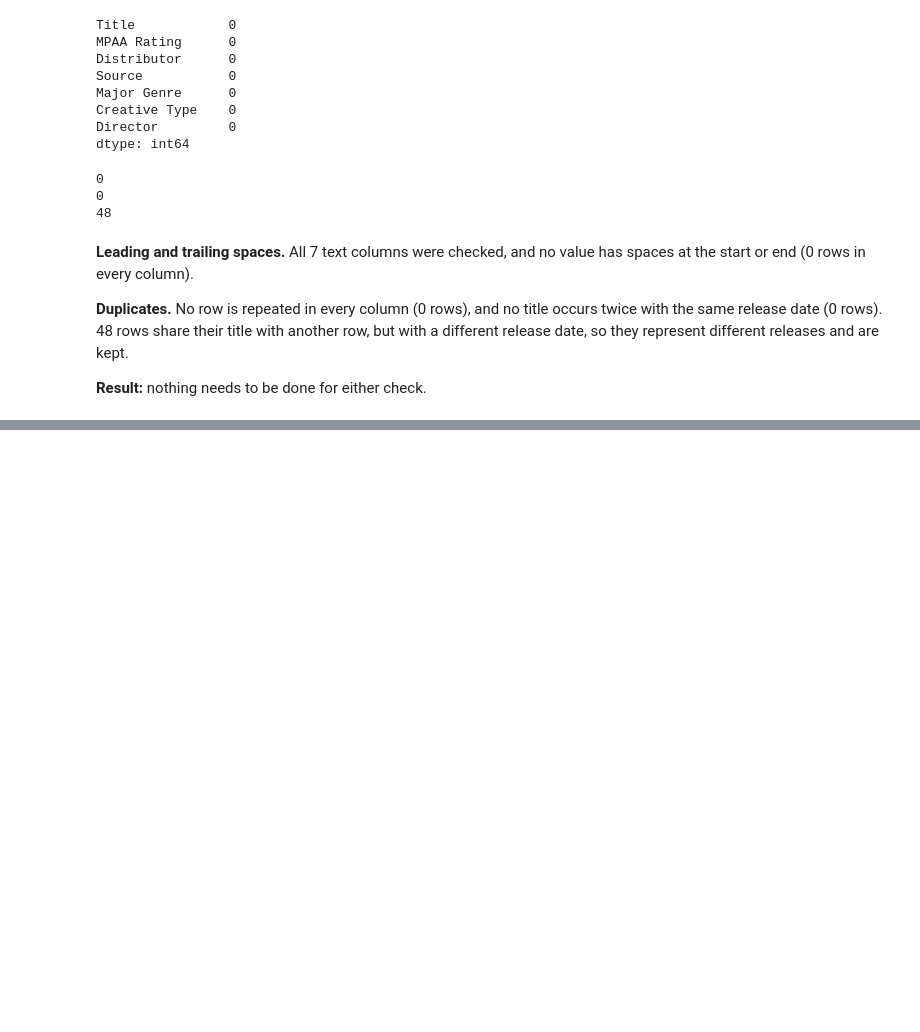
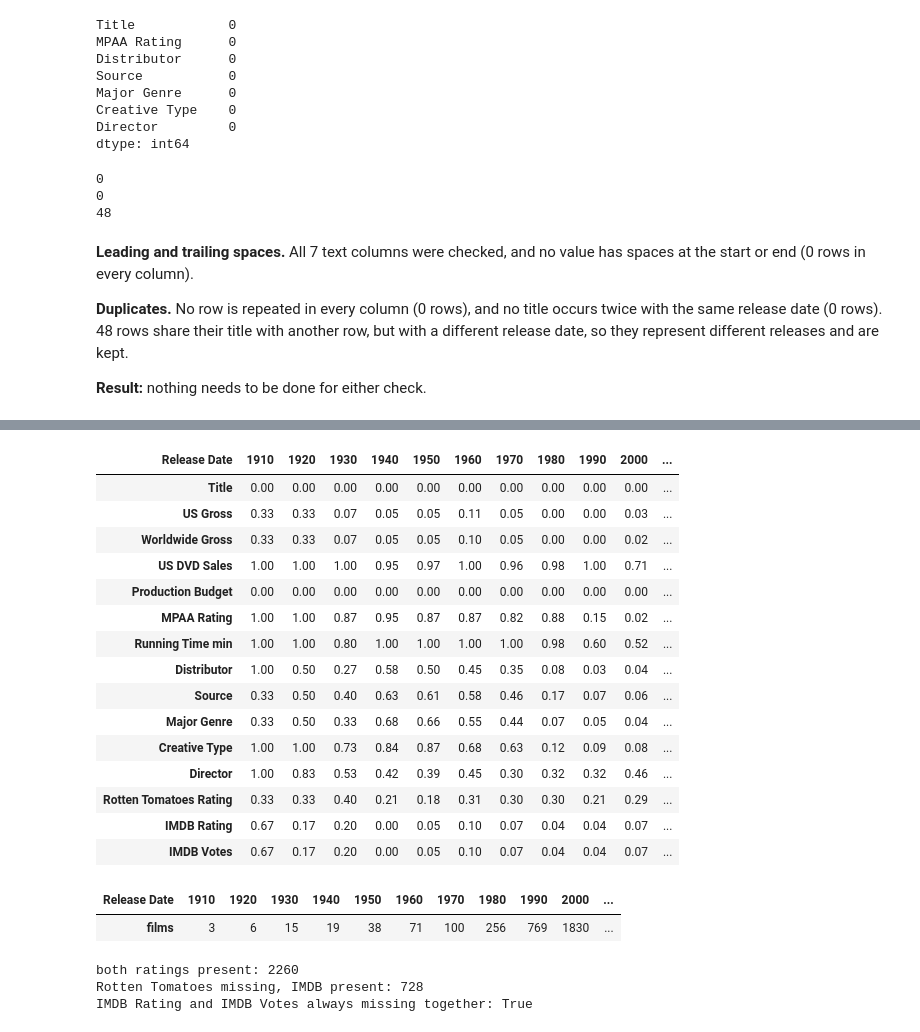
Before and after one commit to VictorSago/Lexicon-Labs, a Jupyter notebook: DA-Project/moviesdata.ipynb, the cells around one changed output, grey strips where cells are left out. Saved outputs shown, nothing was run; the diff lists cells and outputs as text; code cells hidden in the pictures; blank space fills up the shorter version.

Commit message:
DA Project: missing values

```diff
--- a/DA-Project/moviesdata.ipynb
+++ b/DA-Project/moviesdata.ipynb
@@ -490,0 +521,42 @@ print(movies["Title"].duplicated(keep=False).sum())
+# %%
+# Check where the missing values occur
+# Each cell in the result is the share of missing values for that column in that decade
+decade = movies["Release Date"].dt.year // 10 * 10
+with_missing = movies.columns[movies.isna().any()]
+share = movies[with_missing].isna().groupby(decade).mean().round(2)
+
+display(share.T)
+# Film counts per decade
+decade.value_counts().sort_index().to_frame("films").T
+# %% [output]
+| Release Date | 1910 | 1920 | 1930 | 1940 | 1950 | 1960 | 1970 | 1980 | 1990 | 2000 | ... |
+| Title | 0.00 | 0.00 | 0.00 | 0.00 | 0.00 | 0.00 | 0.00 | 0.00 | 0.00 | 0.00 | ... |
+| US Gross | 0.33 | 0.33 | 0.07 | 0.05 | 0.05 | 0.11 | 0.05 | 0.00 | 0.00 | 0.03 | ... |
+| Worldwide Gross | 0.33 | 0.33 | 0.07 | 0.05 | 0.05 | 0.10 | 0.05 | 0.00 | 0.00 | 0.02 | ... |
+| US DVD Sales | 1.00 | 1.00 | 1.00 | 0.95 | 0.97 | 1.00 | 0.96 | 0.98 | 1.00 | 0.71 | ... |
+| Production Budget | 0.00 | 0.00 | 0.00 | 0.00 | 0.00 | 0.00 | 0.00 | 0.00 | 0.00 | 0.00 | ... |
+| MPAA Rating | 1.00 | 1.00 | 0.87 | 0.95 | 0.87 | 0.87 | 0.82 | 0.88 | 0.15 | 0.02 | ... |
+| Running Time min | 1.00 | 1.00 | 0.80 | 1.00 | 1.00 | 1.00 | 1.00 | 0.98 | 0.60 | 0.52 | ... |
+| Distributor | 1.00 | 0.50 | 0.27 | 0.58 | 0.50 | 0.45 | 0.35 | 0.08 | 0.03 | 0.04 | ... |
+| Source | 0.33 | 0.50 | 0.40 | 0.63 | 0.61 | 0.58 | 0.46 | 0.17 | 0.07 | 0.06 | ... |
+| Major Genre | 0.33 | 0.50 | 0.33 | 0.68 | 0.66 | 0.55 | 0.44 | 0.07 | 0.05 | 0.04 | ... |
+| Creative Type | 1.00 | 1.00 | 0.73 | 0.84 | 0.87 | 0.68 | 0.63 | 0.12 | 0.09 | 0.08 | ... |
+| Director | 1.00 | 0.83 | 0.53 | 0.42 | 0.39 | 0.45 | 0.30 | 0.32 | 0.32 | 0.46 | ... |
+| Rotten Tomatoes Rating | 0.33 | 0.33 | 0.40 | 0.21 | 0.18 | 0.31 | 0.30 | 0.30 | 0.21 | 0.29 | ... |
+| IMDB Rating | 0.67 | 0.17 | 0.20 | 0.00 | 0.05 | 0.10 | 0.07 | 0.04 | 0.04 | 0.07 | ... |
+| IMDB Votes | 0.67 | 0.17 | 0.20 | 0.00 | 0.05 | 0.10 | 0.07 | 0.04 | 0.04 | 0.07 | ... |
+| Release Date | 1910 | 1920 | 1930 | 1940 | 1950 | 1960 | 1970 | 1980 | 1990 | 2000 | ... |
+| films | 3 | 6 | 15 | 19 | 38 | 71 | 100 | 256 | 769 | 1830 | ... |
+# %%
+# Check missing values overlaps
+both = movies[["Rotten Tomatoes Rating", "IMDB Rating"]].notna().all(axis=1)
+rt_missing_imdb_present = movies["Rotten Tomatoes Rating"].isna() & movies["IMDB Rating"].notna()
+imdb_together = (movies["IMDB Rating"].isna() == movies["IMDB Votes"].isna()).all()
+
+print("both ratings present:", both.sum())
+print("Rotten Tomatoes missing, IMDB present:", rt_missing_imdb_present.sum())
+print("IMDB Rating and IMDB Votes always missing together:", imdb_together)
+# %% [output]
+both ratings present: 2260
+Rotten Tomatoes missing, IMDB present: 728
+IMDB Rating and IMDB Votes always missing together: True
```
Also changed, not shown: parts of 5 cells of this notebook.
